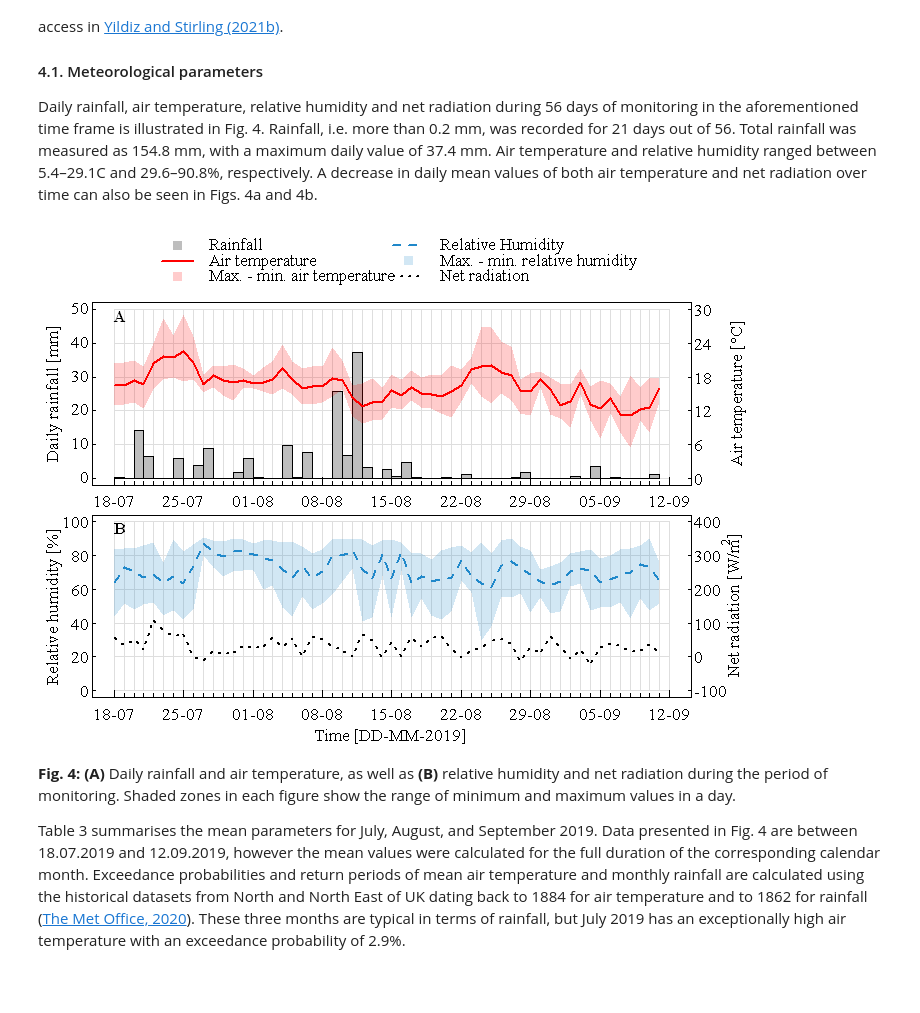
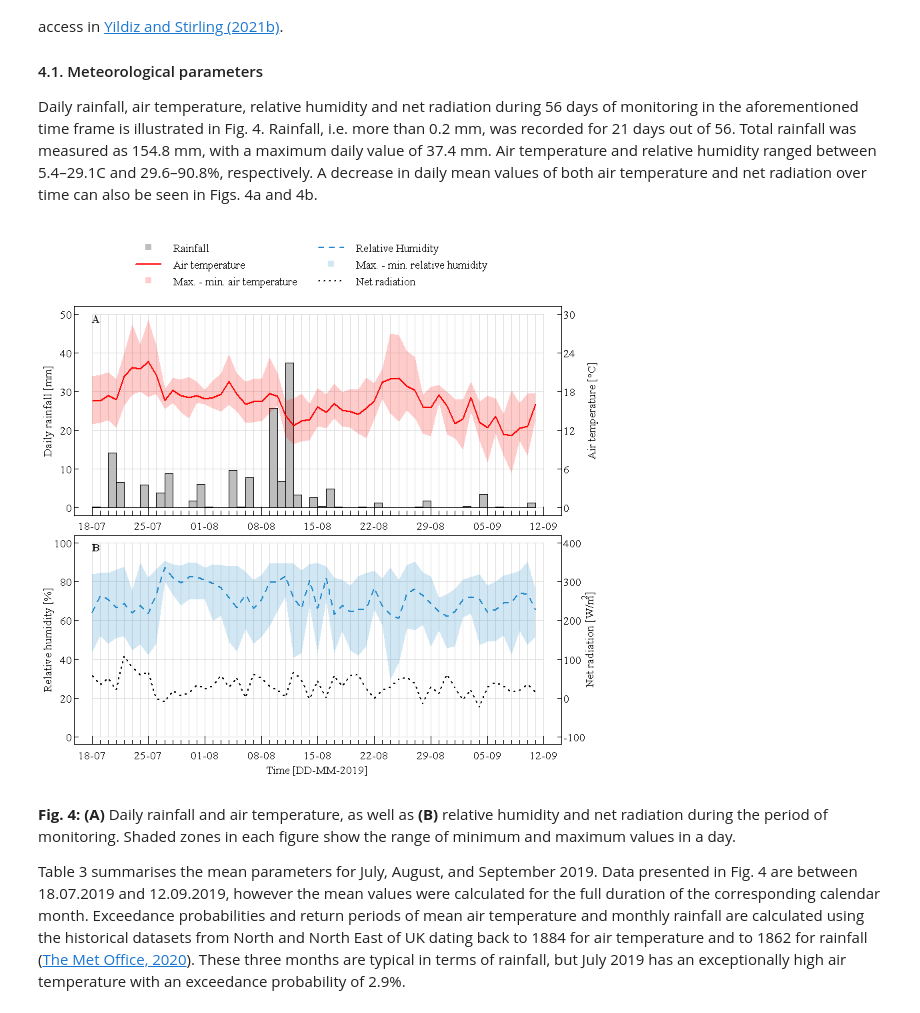
Before and after one commit to yildizanil/NGIF_HeatRejection, a Jupyter notebook: yildiz_and_stirling_2022.ipynb, the cells around one changed output. Cells and saved outputs as stored; diff of their text form; code cells hidden in the pictures; blank space fills up the shorter version.

Commit message:
figures updated

```diff
--- a/yildiz_and_stirling_2022.ipynb
+++ b/yildiz_and_stirling_2022.ipynb
@@ -228,9 +228,11 @@ Field data presented, unless stated otherwise, cover a period from 18.07.2019 00
 
 Daily rainfall, air temperature, relative humidity and net radiation during 56 days of monitoring in the aforementioned time frame is illustrated in Fig. 4. Rainfall, i.e. more than 0.2 mm, was recorded for 21 days out of 56. Total rainfall was measured as 154.8 mm, with a maximum daily value of 37.4 mm. Air temperature and relative humidity ranged between 5.4–29.1C and 29.6–90.8\%, respectively. A decrease in daily mean values of both air temperature and net radiation over time can also be seen in Figs. 4a and 4b.
 # %%
-# plotting Figure 4
+# plotting figure 4
 # importing self-written functions
-source("Functions.r")
+source("functions/import_data.r")
+source("functions/utc.r")
+source("functions/plotting_functions.r")
 # time frame presented in the manuscript
 startdate <- utc("2019-07-18 00:00:00")
 enddate <- utc("2019-09-12 00:00:00")
@@ -247,8 +249,6 @@ axis_names <- paste0(substr(axis_seq, start = 9, stop = 10), "-",
 substr(axis_seq, start = 6, stop = 7))
 axis_ticks1 <- utc(axis_seq)
 axis_ticks2 <- seq(startdate, enddate, 60 * 60 * 24)
-# plot resize
-options(repr.plot.width = 15 / 2.54, repr.plot.height = 11 / 2.54)
 # creating a custom layout
 layout(matrix(c(1, 2, 3, 4), nrow = 4, ncol = 1), heights = c(15, 45, 45, 5))
 # legend
@@ -291,34 +291,35 @@ box()
 mtext("Daily rainfall [mm]", side = 2, line = 1.25)
 mtext("Air temperature [°C]", side = 4, line = 1.25)
 # second subplot
 par(mar = c(1, 2.25, 0.25, 2.25), mgp = c(0.1, 0.1, 0),
         family = "serif", ps = 10, cex = 1, cex.main = 1, las = 1)
 plot(0, 0, type = "l", lwd = 3, ylim = c(0, 100), xlim = c(startdate, enddate),
         axes = F, xlab = NA, ylab = NA, pch = "")
 add_grid(x_0 = startdate, x_n = enddate,
         y_0 = 0, y_n = 100,
         dx = 60 * 60 * 24, dy = 20)
 axis(1, tck = 0.02, at = axis_ticks2, labels = NA)
 axis(1, tck = 0.04, at = axis_ticks1, labels = axis_names)
 axis(2, tck = 0.02)
 polygon(x = c(utc(meteo$Time), rev(utc(meteo$Time))),
         y = c(meteo$Humid_Max, rev(meteo$Humid_Min)),
         border = NA, col = blue_02a)
 lines(meteo$Humid_Mean~utc(meteo$Time), col = blue, lwd = 2, lty = 2)
 text(startdate, 100, "B", adj = c(0, 1), font = 2)
 par(new = T)
 plot(0, 0, type = "l", lwd = 3, ylim = c(-100, 400),
         xlim = c(startdate, enddate),
         axes = F, xlab = NA, ylab = NA, pch = "")
 axis(4, tck = 0.02, at = seq(-100, 400, 100))
 lines(meteo$NetRad~utc(meteo$Time), col = 1, lwd = 2, lty = 3)
 par(las = 0)
 mtext("Time [DD-MM-2019]", side = 1, line = 1)
 mtext("Relative humidity [%]", side = 2, line = 1.25)
 mtext(expression(paste("Net radiation [W/m"^2, "]")), side = 4, line = 1.25)
 box()
+#figure 4 ends
 # %% [output]
-[figure, old version]
+[figure, new version]
 # %% [markdown]
 **Fig. 4:** **(A)** Daily rainfall and air temperature, as well as **(B)** relative humidity and net radiation during the period of monitoring. Shaded zones in each figure show the range of minimum and maximum values in a day.
 
```
Also changed, not shown: parts of 8 cells of this notebook.
